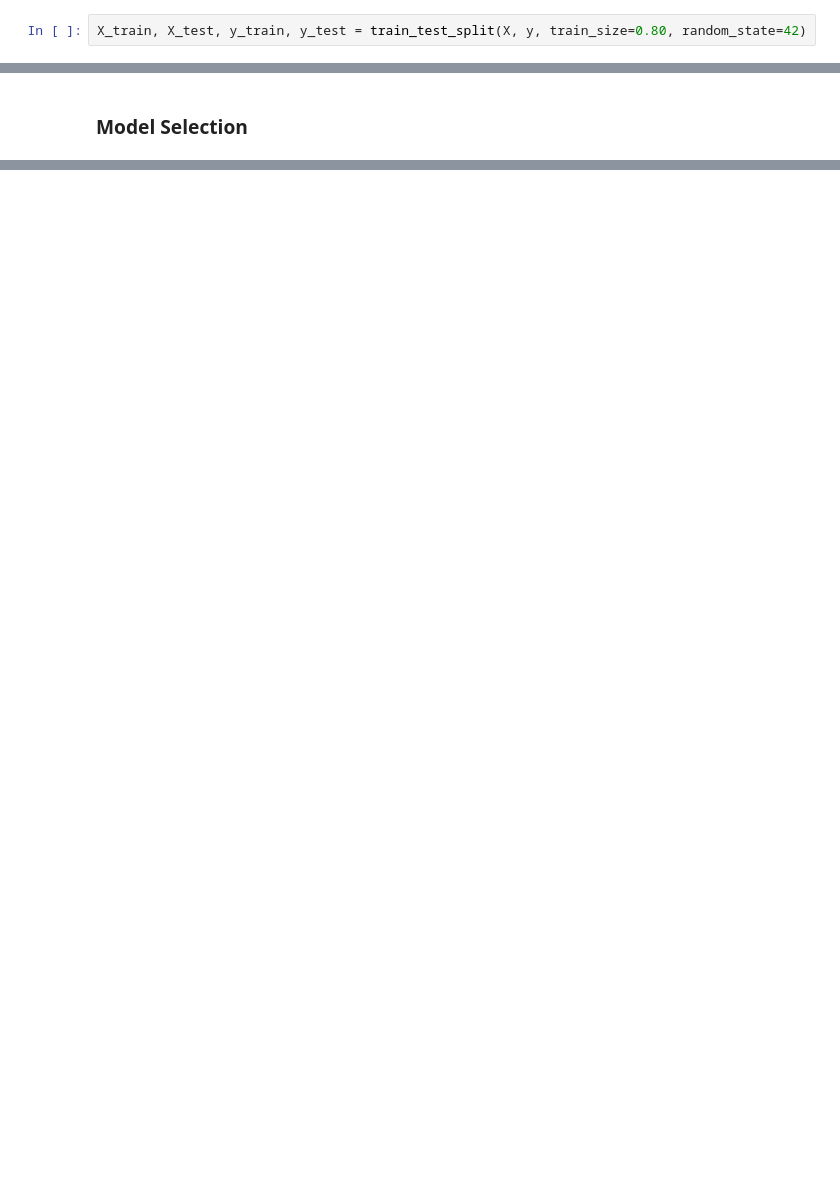
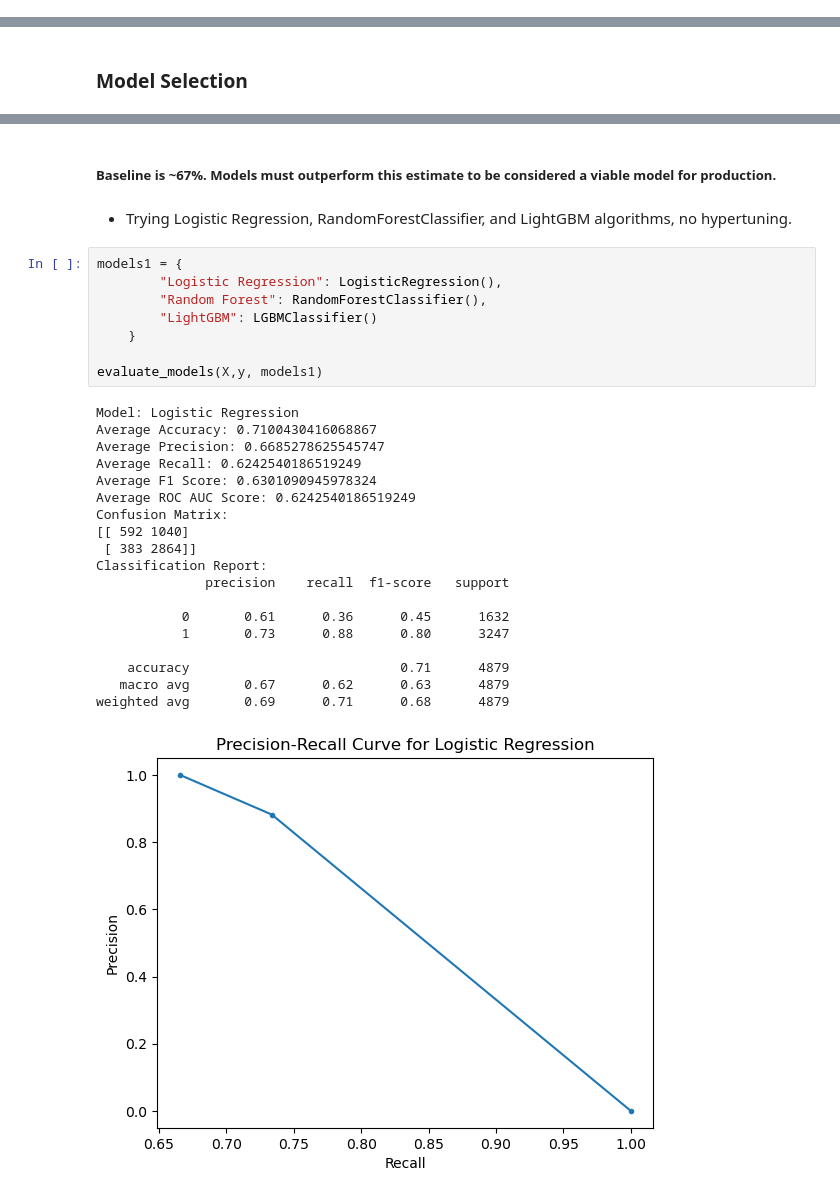
Before and after one commit to Alec12/data-science-secondary-projects, a Jupyter notebook: Data-Model-Portfolio/Oceania-Airlines-Bookings/model_building.ipynb, the cells around one changed output, grey strips where cells are left out. Cells and saved outputs as stored; diff of their text form; blank space fills up the shorter version.

```diff
--- a/Data-Model-Portfolio/Oceania-Airlines-Bookings/model_building.ipynb
+++ b/Data-Model-Portfolio/Oceania-Airlines-Bookings/model_building.ipynb
@@ -233,2 +232,0 @@ X = df2.drop(['wants_extra_baggage', 'route'],axis=1)
-# %%
-X_train, X_test, y_train, y_test = train_test_split(X, y, train_size=0.80, random_state=42)
@@ -279,0 +356,32 @@ And if memory is not enough, you can set `force_col_wise=true`.
+# %% [markdown]
+##### Baseline is ~67%. Models must outperform this estimate to be considered a viable model for production.
+# %% [markdown]
+- Trying Logistic Regression, RandomForestClassifier, and LightGBM algorithms, no hypertuning.
+# %%
+models1 = {
+        "Logistic Regression": LogisticRegression(),
+        "Random Forest": RandomForestClassifier(),
+        "LightGBM": LGBMClassifier()
+    }
+
+evaluate_models(X,y, models1)
+# %% [output]
+Model: Logistic Regression
+Average Accuracy: 0.7100430416068867
+Average Precision: 0.6685278625545747
+Average Recall: 0.6242540186519249
+Average F1 Score: 0.6301090945978324
+Average ROC AUC Score: 0.6242540186519249
+Confusion Matrix:
+[[ 592 1040]
+ [ 383 2864]]
+Classification Report:
+              precision    recall  f1-score   support
+
+           0       0.61      0.36      0.45      1632
+           1       0.73      0.88      0.80      3247
+
+    accuracy                           0.71      4879
+   macro avg       0.67      0.62      0.63      4879
+weighted avg       0.69      0.71      0.68      4879
+[figure, added]
```
Also changed, not shown: parts of 26 cells of this notebook, 1 other file.
